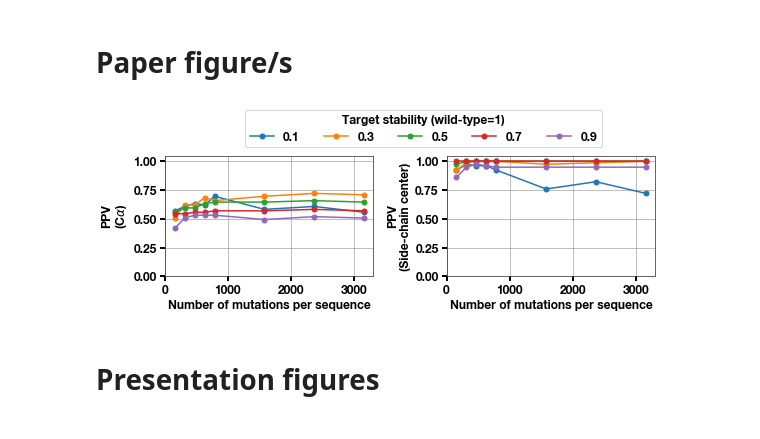
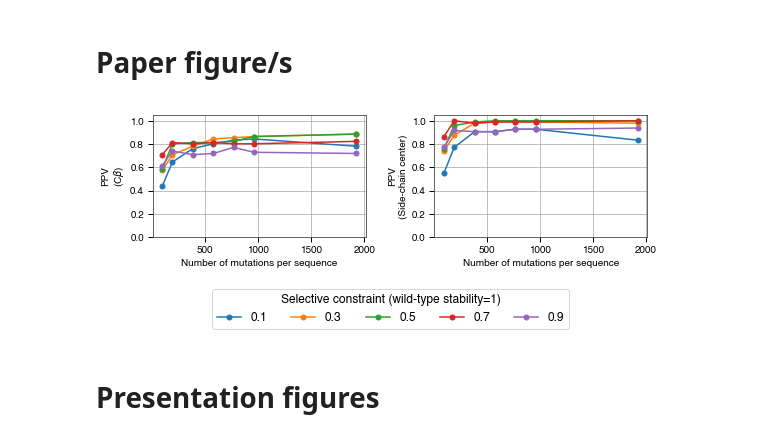
Before and after one commit to adamhockenberry/side-chain-couplings, a Jupyter notebook: Code/couplings_vs_contacts_simulation.ipynb, the cells around one changed output. Drawn from its saved outputs; the diff is of its cells as text; code cells hidden in the pictures.

```diff
--- a/Code/couplings_vs_contacts_simulation.ipynb
+++ b/Code/couplings_vs_contacts_simulation.ipynb
@@ -231,29 +281,43 @@ plt.savefig('{}/example_all_sim_nseqs_left.pdf'.format(figs_dir), bbox_inches='t
 # Fixed sequence number, altered mutation number
 # %%
 contact_number_modifier = 0.5
+primary_chain_distance = 12
+
 number_to_test = round(len(df_contacts.index)* contact_number_modifier)
-length_cutoff = 8
+length_cutoff_CA = 8
+length_cutoff_CB = 7.5009365081787109
+length_cutoff_SCcenter = 7.3295459747314453
 thresholds = [str(i) for i in [0.1, 0.3, 0.5, 0.7, 0.9]]
 nSeq = 3000
 
-records = list(SeqIO.parse('../../Structural_analysis/ecoli_all_pdbs/wt_fastas/3ip0.fasta', 'fasta'))
+records = list(SeqIO.parse('../Data/fastas/{}.rosetta.fasta'.format(prot_name), 'fasta'))
 assert len(records)==1
 seq = str(records[0].seq)
 
 ppvs_dict = {}
+metrics = ['CB', 'SCcenter']
 for metric in metrics:
+    if metric == 'CA':
+        length_cutoff = length_cutoff_CA
+    elif metric == 'CB':
+        length_cutoff = length_cutoff_CB
+    elif metric == 'SCcenter':
+        length_cutoff = length_cutoff_SCcenter
+
+
     ppvs_lol = []
     contact_file_loc = '../Data/Contact_matrices/{}_{}_contacts.csv'.format(prot_name, metric)
     df_contacts = pd.read_csv(contact_file_loc, index_col=0)
     df_contacts, df_contacts_stack = process_contacts_df(df_contacts, primary_chain_distance)
     for threshold in thresholds:
         cat_ppvs = []
-        for nMut in list(range(1,6,1))+list(range(10,21,5)):
+        for nMut in [0.5] + list(range(1,6,1)) + [10]:
             print(nMut)
-            file_loc = '../Data/Simulated_couplings/3ip0_ALL_thresh={}_nMuts={}_nSeqs={}.couplings'.format(threshold, nMut*len(df_contacts.index), nSeq)
+            file_loc = '../Data/Simulated_couplings/1AOE_A_thresh={}_nMuts={}_nSeqs={}.ccmpred.processed.couplings'.format(threshold, nMut*len(df_contacts.index), nSeq)
             print(file_loc)
-            df_couplings = pd.read_csv(file_loc, sep=' ', header=None)
-            df_couplings, df_couplings_pivot, df_couplings_stack = process_couplings_df(df_couplings, df_contacts, primary_chain_distance)
+            df_couplings = pd.read_csv(file_loc, sep=',')
+#             df_couplings.columns = ['aa1_loc', 'trash1', 'aa2_loc', 'trash2', 'trash3', 'couplings']
+            df_couplings_stack, df_couplings_pivot = process_couplings_df(df_couplings, df_contacts, primary_chain_distance)
             merged_df = merge_contacts_couplings(df_contacts_stack, df_couplings_stack, seq)
             ppv, counts = ppv_from_df(merged_df, number_to_test, length_cutoff=length_cutoff)
             cat_ppvs.append(ppv)
@@ -281,31 +345,36 @@ for metric in metrics:
 # Paper figure/s
 # %%
 fig, all_ax = plt.subplots(nrows=1, ncols=2, figsize=(8,2.5))
-x_vals = [i*len(df_contacts.index) for i in list(range(1,6,1))+list(range(10,21,5))]
+x_vals = [i*len(df_contacts.index) for i in [0.5] + list(range(1,6,1)) + [10]]
 labels = thresholds
 
 ax = all_ax[0]
 for i,ppvs in enumerate(ppvs_dict[metrics[0]]):
     ax.plot(x_vals, ppvs, marker='o', label=thresholds[i], markersize=5)
-ax.set_ylabel(r'PPV''\n'r'(C$\alpha$)')
+
+# ax.set_ylabel(r'PPV''\n'r'(C$\alpha$)')
+ax.set_ylabel(r'PPV''\n'r'(C$\beta$)')
+
 ax.set_xlabel('Number of mutations per sequence')
 ax.set_ylim(0, 1.05);
 
 ax = all_ax[1]
 for i,ppvs in enumerate(ppvs_dict[metrics[1]]):
     ax.plot(x_vals, ppvs, marker='o', label=thresholds[i], markersize=5)
 ax.set_ylim(0,1)
 ax.set_ylabel(r'PPV''\n'r'(Side-chain center)')
 
 ax.set_xlabel('Number of mutations per sequence')
 ax.set_ylim(0, 1.05);
-legend = ax.legend(ncol=5, bbox_to_anchor=(-1, 1.02, 1., .102), loc=3, fontsize=12, title='Target stability (wild-type=1)')
+legend = ax.legend(ncol=5, bbox_to_anchor=(-1.07, -0.8, 1., .102), loc=3, fontsize=12,\
+                   title='Selective constraint (wild-type stability=1)')
 legend.get_title().set_fontsize('12') #legend 'Title' fontsize
 plt.tight_layout()
 
-plt.savefig('{}/example_all_sims_nmuts.pdf'.format(figs_dir), bbox_inches='tight')
+# plt.savefig('{}/example_all_sims_nmuts.pdf'.format(figs_dir), bbox_inches='tight')
+plt.savefig('{}/example_all_sims_nmuts_CB_SC.pdf'.format(figs_dir), bbox_inches='tight')
 # %% [output]
-[figure, old version]
+[figure, new version]
 # %% [markdown]
 # Presentation figures
 # %%
```
Also changed, not shown: parts of 26 cells of this notebook, 8 other files.
